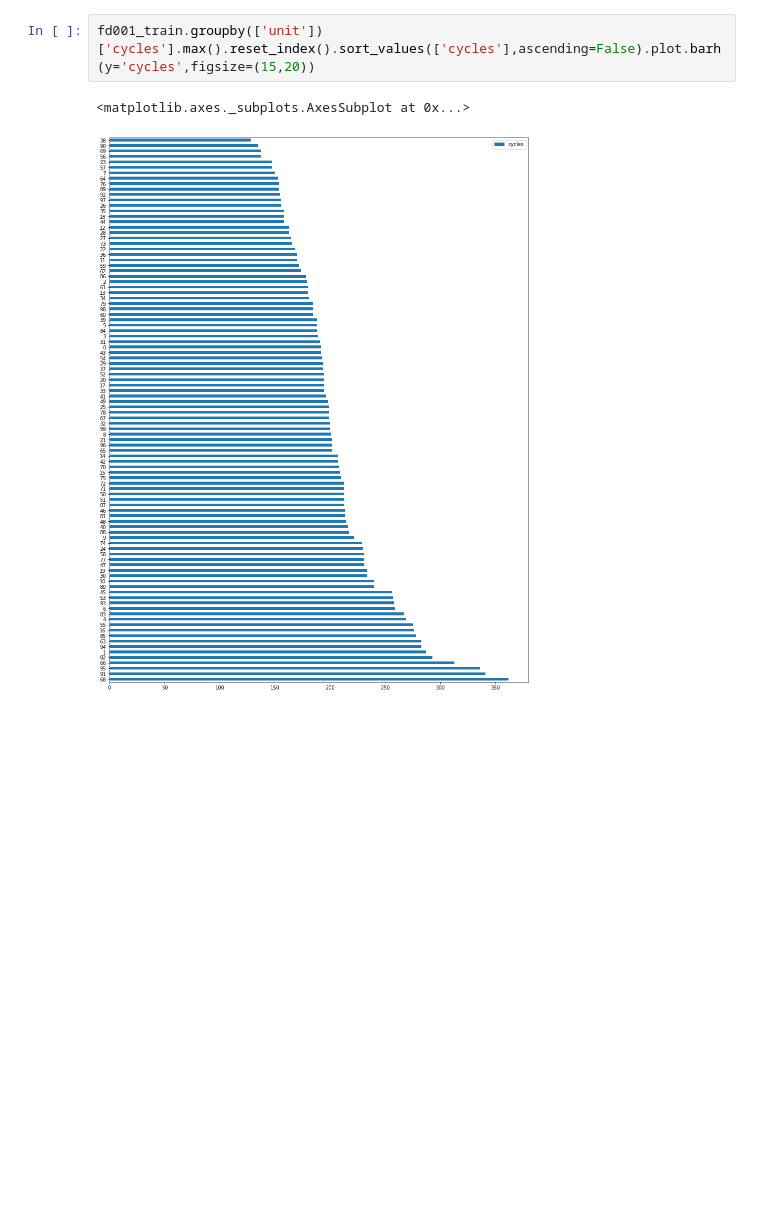
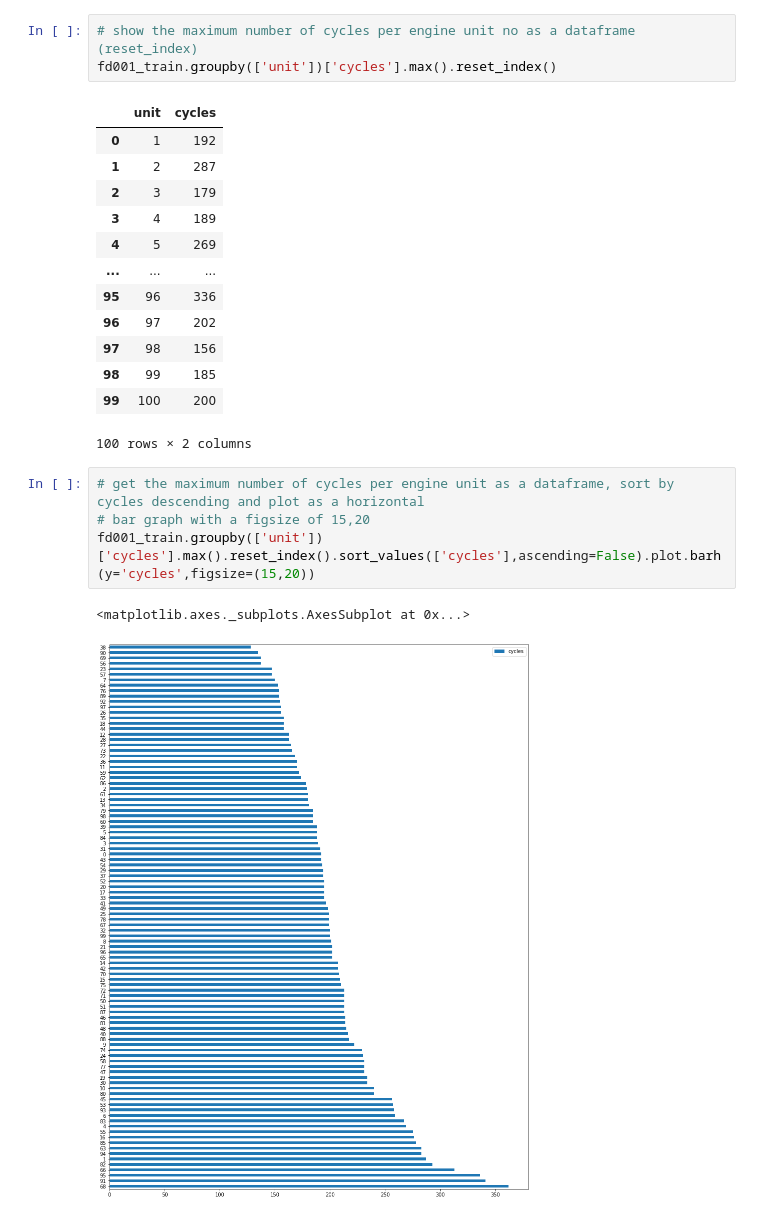
Before and after one commit to andrewwgordon/NASA_C-MAPSS, a Jupyter notebook: NASA_C_MAPSS.ipynb, the cells around one changed output. Drawn from its saved outputs; the diff is of its cells as text; blank space fills up the shorter version.

```diff
--- a/NASA_C_MAPSS.ipynb
+++ b/NASA_C_MAPSS.ipynb
@@ -29,4 +54,23 @@ fd001_train.head()
+# %%
+# show the maximum number of cycles per engine unit no as a dataframe (reset_index)
+fd001_train.groupby(['unit'])['cycles'].max().reset_index()
+# %% [output]
+|  | unit | cycles |
+| 0 | 1 | 192 |
+| 1 | 2 | 287 |
+| 2 | 3 | 179 |
+| 3 | 4 | 189 |
+| 4 | 5 | 269 |
+| ... | ... | ... |
+| 95 | 96 | 336 |
+| 96 | 97 | 202 |
+| 97 | 98 | 156 |
+| 98 | 99 | 185 |
+| 99 | 100 | 200 |
+100 rows × 2 columns
 # %%
+# get the maximum number of cycles per engine unit as a dataframe, sort by cycles descending and plot as a horizontal
+# bar graph with a figsize of 15,20
 fd001_train.groupby(['unit'])['cycles'].max().reset_index().sort_values(['cycles'],ascending=False).plot.barh(y='cycles',figsize=(15,20))
 # %% [output]
 <matplotlib.axes._subplots.AxesSubplot at 0x...>
```
Also changed, not shown: parts of 11 cells of this notebook.
